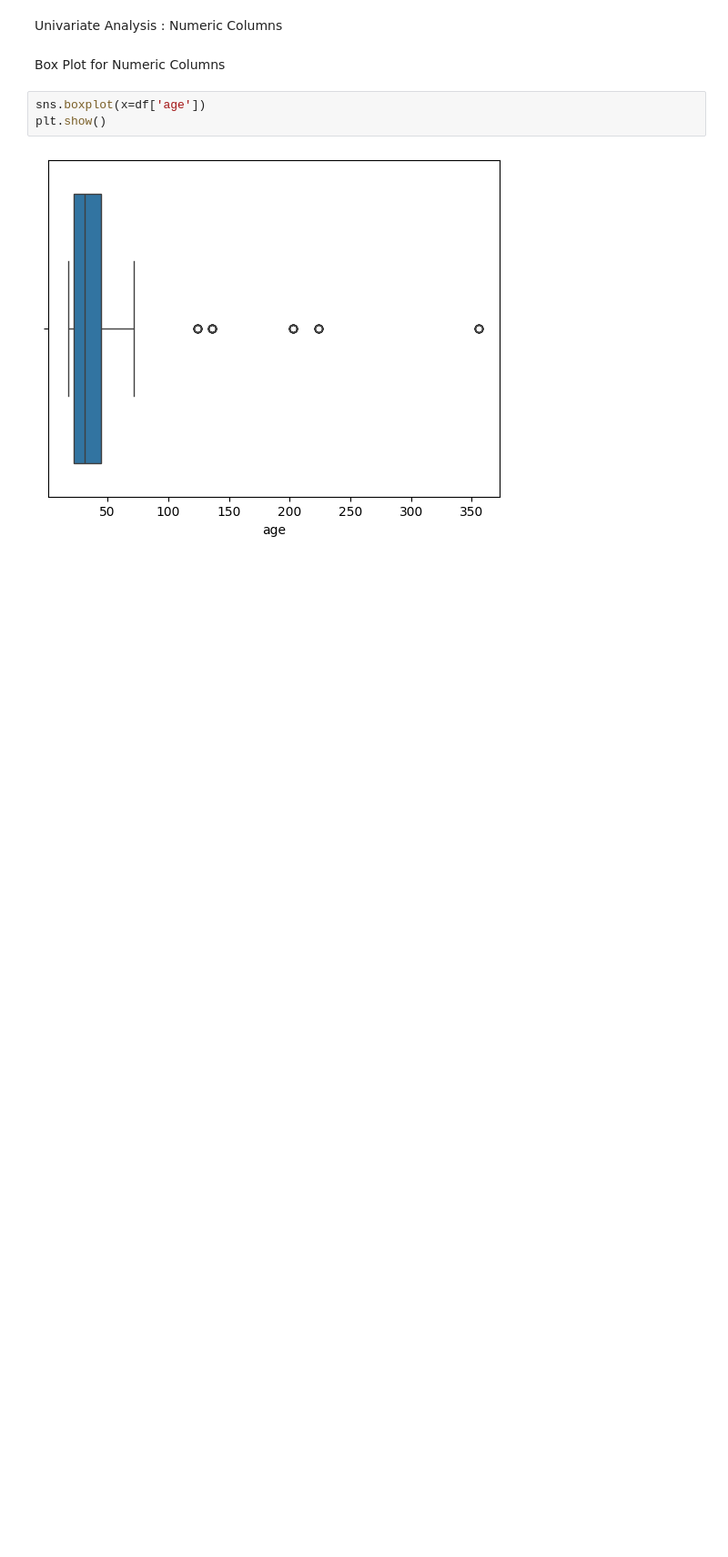
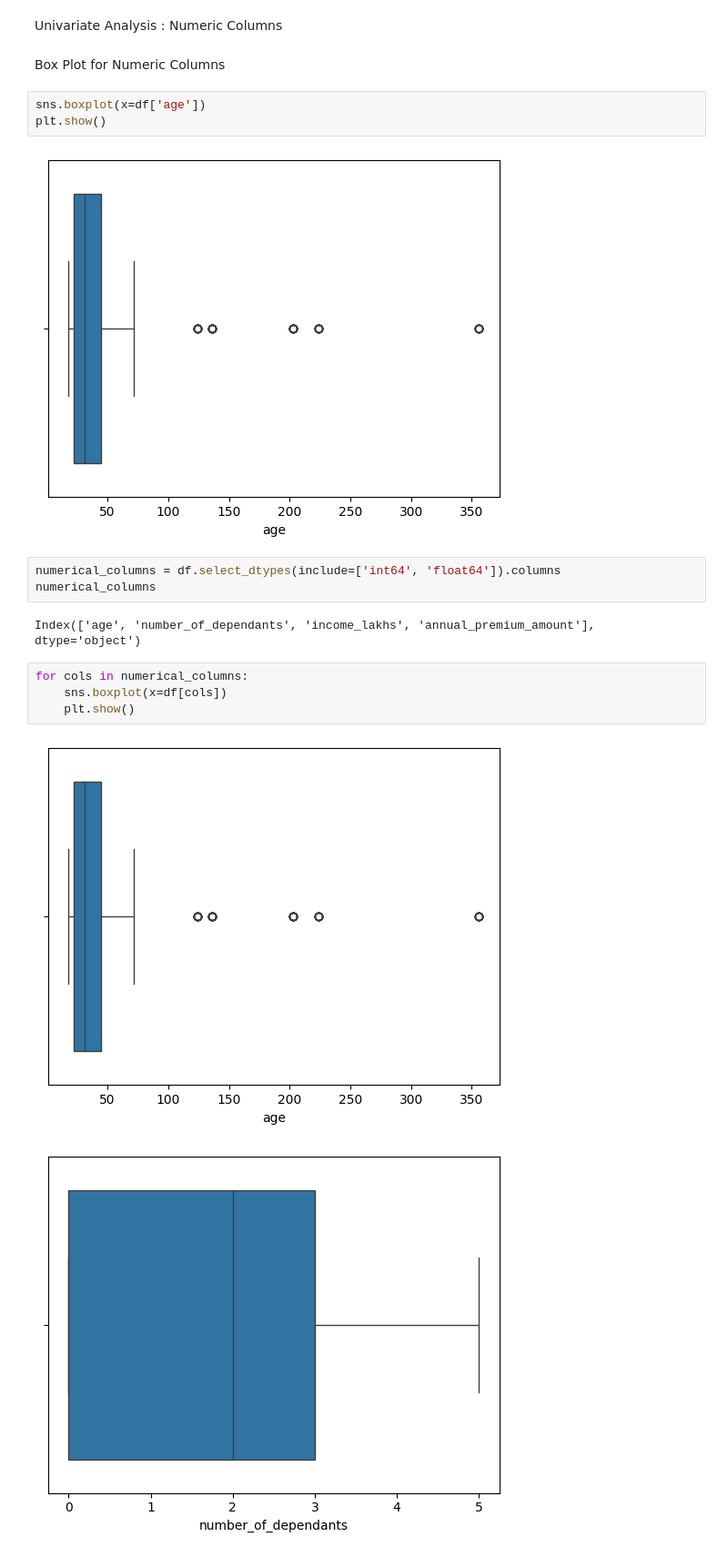
Before and after one commit to malviynjali11/HealthCare-Premium-ML-Regression-Project, a Jupyter notebook: main.ipynb, the cells around one changed output. Shown at 91% size. Cells and saved outputs as stored; diff of their text form; blank space fills up the shorter version.

```diff
--- a/main.ipynb
+++ b/main.ipynb
@@ -173,3 +173,15 @@ sns.boxplot(x=df['age'])
 plt.show()
 # %% [output]
 [figure]
+# %%
+numerical_columns = df.select_dtypes(include=['int64', 'float64']).columns
+numerical_columns
+# %% [output]
+Index(['age', 'number_of_dependants', 'income_lakhs', 'annual_premium_amount'], dtype='object')
+# %%
+for cols in numerical_columns:
+    sns.boxplot(x=df[cols])
+    plt.show()
+# %% [output]
+[figure, added]
+[figure, added]
```
Also changed, not shown: parts of 28 cells of this notebook.
